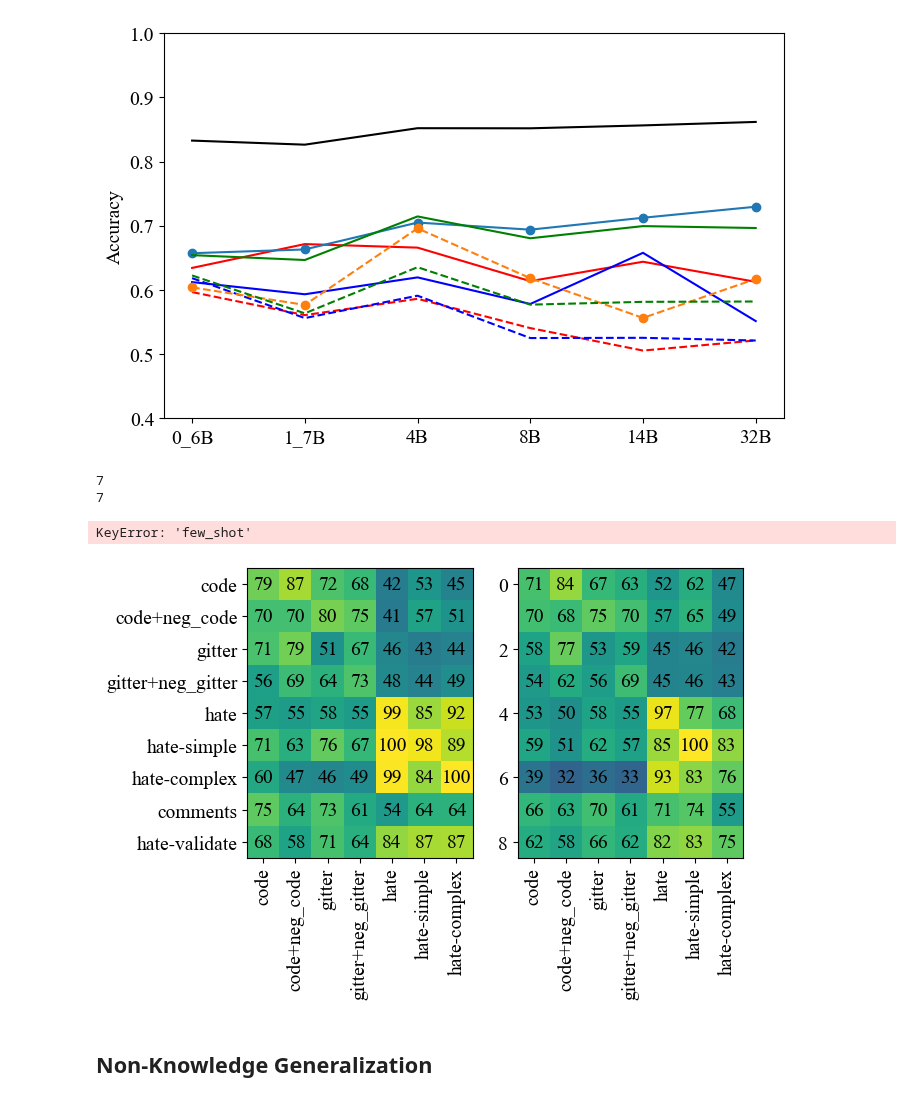
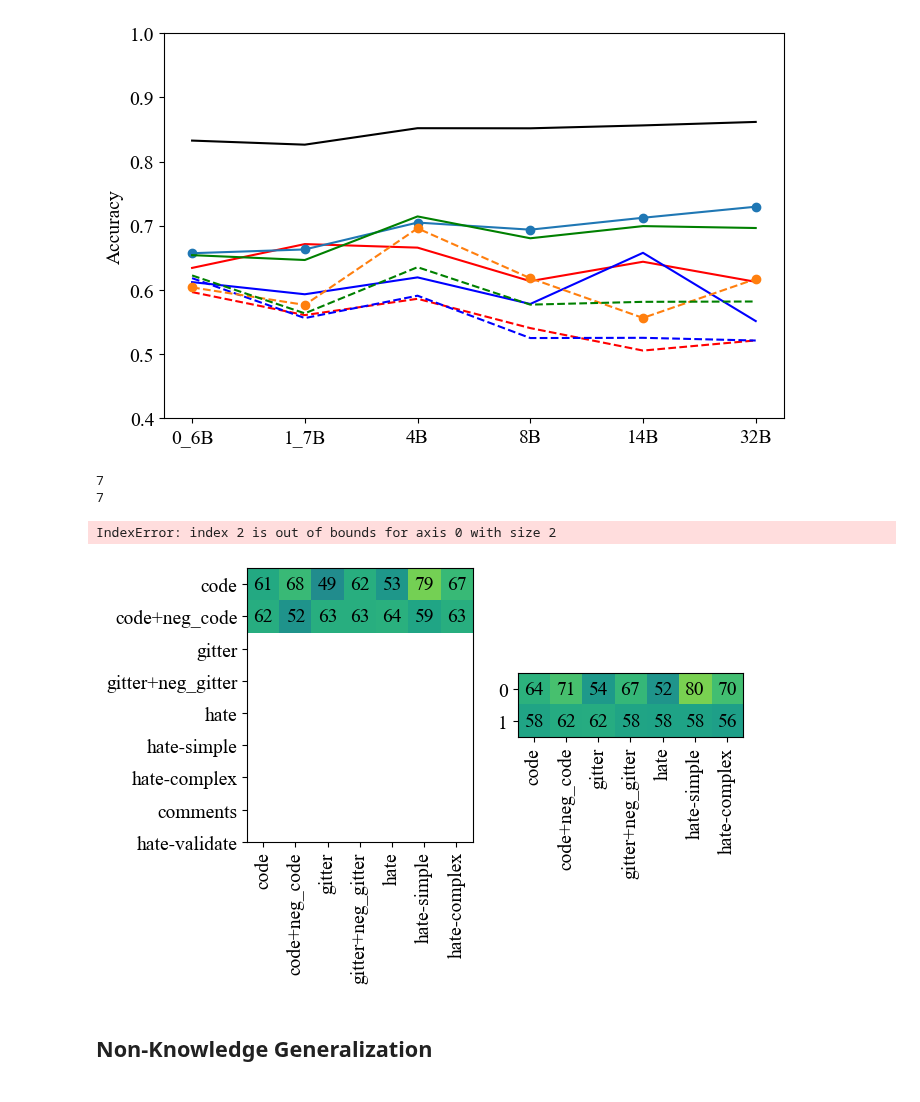
Before and after one commit to h4rz3rk4s3/geometry-of-ignorance, a Jupyter notebook: generalization.ipynb, the cells around one changed output. Drawn from its saved outputs; the diff is of its cells as text; code cells hidden in the pictures.

Commit message:
NonLinearProbe and updates

```diff
--- a/generalization.ipynb
+++ b/generalization.ipynb
@@ -108,14 +108,15 @@ for repo in repos:
 # %%
 ProbeClasses = [
     LRProbe,
-    MMProbe,
+    #MMProbe,
+    NonLinearProbe
     ]
 
 layers = [layer_a, layer_b1, layer_b2, layer_c]
 #layers = [layer_a, layer_b]
 accs = {layer: {str(probe_class) : {to_str(train_medley) : {} for train_medley in train_medlies} for probe_class in ProbeClasses} for layer in layers}
 
-with open('experimental_outputs/generalization_results.json', 'r') as f:
+with open('all_toxicity_results/experimental_outputs/generalization_results_non_linear.json', 'r') as f:
     outs = json.load(f)
 
 for layer in layers:
@@ -126,15 +127,15 @@ for layer in layers:
             # set up data
             dm = DataManager()
             for dataset in medley:
-                dm.add_dataset(dataset, model, layer, split=split, seed=seed, label="is_toxic", noperiod=noperiod,center=True, device=device)
+                dm.add_dataset(dataset, model, layer, seed=seed, split=True, label="is_toxic", noperiod=noperiod, center=True, device=device)
             for dataset in val_datasets:
                 if dataset not in medley:
-                    dm.add_dataset(dataset, model, layer, split=None, label="is_toxic", noperiod=noperiod, center=True, device=device)
+                    dm.add_dataset(dataset, model, layer, split=False, label="is_toxic", noperiod=noperiod, center=True, device=device)
 
             # train probe
             train_acts, train_labels = dm.get('train')
             probe = ProbeClass.from_data(train_acts, train_labels) #
-            direction = probe.direction
+            #direction = probe.direction
 
             # evaluate
             for val_dataset in val_datasets:
@@ -170,6 +171,6 @@ lr_mm_accs = accs.copy()
 #     out['noperiod'] = noperiod
 #     outs.append(out)
 
-with open('experimental_outputs/generalization_results.json', 'w') as f:
+with open('all_toxicity_results/experimental_outputs/generalization_results_non_linear.json', 'w') as f:
     json.dump(outs, f, indent=2)
 # %% [output]
@@ -244,12 +245,13 @@ with open('experimental_outputs/generalization_results.json', 'w') as f:
 # %%
 # get oracle probe results
 oracle_accs = {layer: {str(probe_class) : {} for probe_class in ProbeClasses} for layer in layers}
-with open('experimental_outputs/generalization_results.json', 'r') as f:
+with open('all_toxicity_results/experimental_outputs/generalization_results_non_linear.json', 'r') as f:
     outs = json.load(f)
 
 for layer in layers:
     for ProbeClass in ProbeClasses:
         for dataset in val_datasets:
+            print(dataset)
             dm = DataManager()
             dm.add_dataset(dataset, model, layer, split=split, label="is_toxic",noperiod=noperiod, seed=seed, device=device)
             acts, labels = dm.get('train')
@@ -275,6 +277,6 @@ for layer in layers:
 #     out['noperiod'] = noperiod
 #     outs.append(out)
 
-with open('experimental_outputs/generalization_results.json', 'w') as f:
+with open('all_toxicity_results/experimental_outputs/generalization_results_non_linear.json', 'w') as f:
     json.dump(outs, f, indent=2)
 # %% [output]
@@ -530,8 +518,8 @@ for row_idx, model_family in enumerate(model_families):
         ax.plot(
             [get_avg(accssss, f'{model_family}-{scales[i]}{it}',
                     get_layer(f'{model_family}-{scales[i]}{it}', group=group),
-                    'MMProbe', ["hatecheck_balanced"], ["hatecheck_validation_balanced"])
-             for i in range(len(scales))], color="#4477AA", linestyle="--", label='hate (MM)'
+                    'NonLinearProbe', ["hatecheck_balanced"], ["hatecheck_validation_balanced"])
+             for i in range(len(scales))], color="#4477AA", linestyle="--", label='hate (NL)'
         )
         ax.plot(
             [get_avg(accssss, f'{model_family}-{scales[i]}{it}',
@@ -542,8 +530,8 @@ for row_idx, model_family in enumerate(model_families):
         ax.plot(
             [get_avg(accssss, f'{model_family}-{scales[i]}{it}',
                     get_layer(f'{model_family}-{scales[i]}{it}', group=group),
-                    'MMProbe', ["hatecheck_simple_balanced"], ["hatecheck_validation_balanced"])
-             for i in range(len(scales))], color="#66CCEE", linestyle="--", label='hate-simple (MM)'
+                    'NonLinearProbe', ["hatecheck_simple_balanced"], ["hatecheck_validation_balanced"])
+             for i in range(len(scales))], color="#66CCEE", linestyle="--", label='hate-simple (NL)'
         )
         ax.plot(
             [get_avg(accssss, f'{model_family}-{scales[i]}{it}',
@@ -554,8 +542,8 @@ for row_idx, model_family in enumerate(model_families):
         ax.plot(
             [get_avg(accssss, f'{model_family}-{scales[i]}{it}',
                     get_layer(f'{model_family}-{scales[i]}{it}', group=group),
-                    'MMProbe', ["hatecheck_complex_balanced"], ["hatecheck_validation_balanced"])
-             for i in range(len(scales))], color="#228833", linestyle="--", label='hate-complex (MM)'
+                    'NonLinearProbe', ["hatecheck_complex_balanced"], ["hatecheck_validation_balanced"])
+             for i in range(len(scales))], color="#228833", linestyle="--", label='hate-complex (NL)'
         )
 
         # Code Dataset
@@ -866,48 +854,48 @@ make_axis(axes[0], model, get_layer(model, group=group), 'LRProbe', [["hatecheck
                                                                     #["cumstrudel_train_comments_balanced"]
                                                                     ], labels_x, labels_y, do_yticks=True)
 
-make_axis(axes[1], model, get_layer(model, group=group), 'MMProbe', [["hatecheck_balanced"],
+make_axis(axes[1], model, get_layer(model, group=group), 'NonLinearProbe', [["hatecheck_balanced"],
                                                                      ["hatecheck_simple_balanced"],
                                                                      ["hatecheck_complex_balanced"],
                                                                      ['code-review-dataset-larger'],
                                                                      ["code-review-dataset-larger", "neg-code-review-larger"],
                                                                      ["gitter_ethereum-labeled-larger"],
                                                                      ["gitter_ethereum-labeled-larger", "neg-gitter-ethereum-labeled-larger"],
                                                                      #["cumstrudel_train_issues_balanced"],
                                                                      #["cumstrudel_train_comments_balanced"]
                                                                      ], labels_x, labels_y, do_yticks=False)#[['cities'], ['cities', 'neg_cities'], ['larger_than'], ['larger_than', 'smaller_than']])
 
 #make_axis(axes[2], model, 'CCSProbe', [['cities', 'neg_cities'], ['larger_than', 'smaller_than']])
 
 grid = [ [None for _ in range(4)] for _ in val_datasets]
-for i, dataset in enumerate(val_datasets):
-    #grid[i][0] = get_accs(accssss, model, 'LRProbe', ['likely'])[dataset]
-    #grid[i][1] = get_accs(accssss, model, 'MMProbe', ['likely'])[dataset]
-    grid[i][0] = accssss[model][get_layer(model, group=group)]['few_shot'][dataset]
-    grid[i][1] = accssss[model][get_layer(model, group=group)]['oracle'][dataset]
-axes[2].imshow(grid, vmin=0, vmax=1)
+# for i, dataset in enumerate(val_datasets):
+#     grid[i][0] = get_accs(accssss, model, 'LRProbe', ['likely'])[dataset]
+#     grid[i][1] = get_accs(accssss, model, 'MMProbe', ['likely'])[dataset]
+#     #grid[i][0] = accssss[model][get_layer(model, group=group)]['few_shot'][dataset]
+#     #grid[i][1] = accssss[model][get_layer(model, group=group)]['oracle'][dataset]
+#axes[2].imshow(grid, vmin=0, vmax=1)
 axes[2].set_xticks(range(4))
 axes[2].set_xticklabels([])
 axes[2].set_yticks([])
 axes[2].set_yticklabels([])
 
 for i in range(len(grid)):
     for j in range(len(grid[0])):
         axes[2].text(j, i, f'{round(grid[i][j] * 100):2d}', ha='center', va='center')
 
 axes[0].set_yticks(range(len(val_datasets)))
 axes[0].set_yticklabels([])
 
 # add colorbar
 plt.colorbar(axes[0].images[0])
 
 #fig.savefig('junk/llama-2-7b_generalization.pdf')
 fig.show()
 # %% [output]
 7
 7
-KeyError: 'few_shot'
+IndexError: index 2 is out of bounds for axis 0 with size 2
-[figure, old version]
+[figure, new version]
 # %%
 print(accssss["gemma-3-1b-it"][8])
 # %% [markdown]
```
Also changed, not shown: parts of 8 cells of this notebook, 26 other files.
